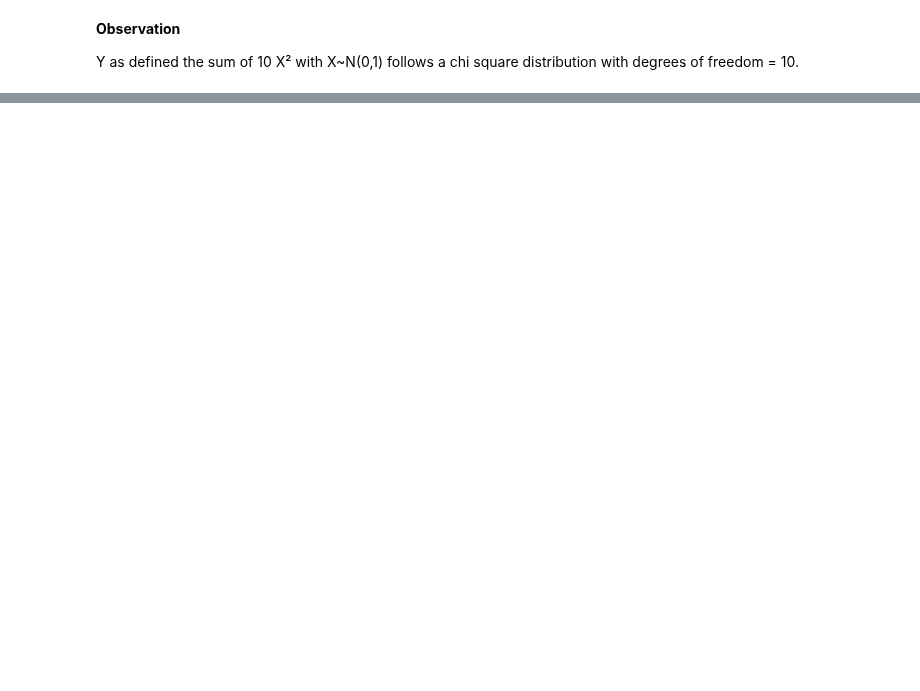
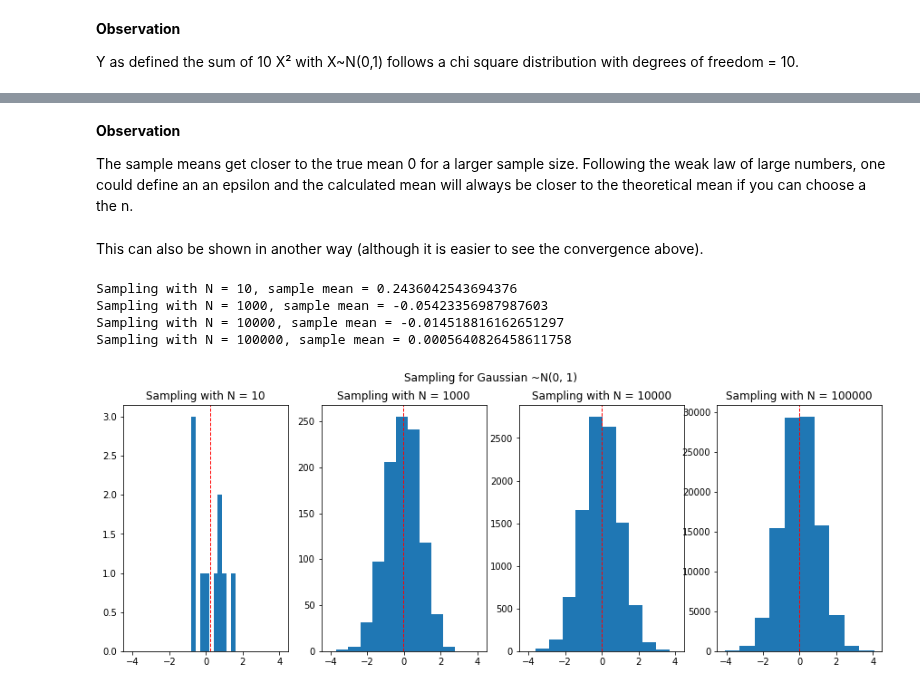
Before and after one commit to DorotheaMueller/statistics_assignments, a Jupyter notebook: ex_1.ipynb, the cells around one changed output, grey strips where cells are left out. Drawn from its saved outputs; the diff is of its cells as text; code cells hidden in the pictures; blank space fills up the shorter version.

```diff
--- a/ex_1.ipynb
+++ b/ex_1.ipynb
@@ -547,0 +571,25 @@ Y as defined the sum of 10 X² with X~N(0,1) follows a chi square distribution w
+# %% [markdown]
+**Observation**
+
+The sample means get closer to the true mean 0 for a larger sample size. Following the weak law of large numbers, one could define an an epsilon and the calculated mean will always be closer to the theoretical mean if you can choose a the n.
+# %% [markdown]
+This can also be shown in another way (although it is easier to see the convergence above).
+# %%
+# Chose Gaussian distribution as an example function.
+all_n = [10, 1000, 10000, 100000]
+
+fig, axs = plt.subplots(1, len(all_n), figsize = (15, 5), sharex =True)
+
+for i, ax in enumerate(axs.ravel()):
+    sample = np.random.normal(mean_, std_dev, all_n[i])
+    ax.hist(sample)
+    ax.axvline(sample.mean(), color='red', linestyle='dashed', linewidth=1)
+    ax.set_title(f"Sampling with N = {all_n[i]}")
+    print(f"Sampling with N = {all_n[i]}, sample mean = {np.mean(sample)}")
+plt.suptitle(f"Sampling for Gaussian ~N({mean_}, {std_dev})");
+# %% [output]
+Sampling with N = 10, sample mean = 0.2436042543694376
+Sampling with N = 1000, sample mean = -0.05423356987987603
+Sampling with N = 10000, sample mean = -0.014518816162651297
+Sampling with N = 100000, sample mean = 0.0005640826458611758
+[figure, added]
```
Also changed, not shown: parts of 16 cells of this notebook.
